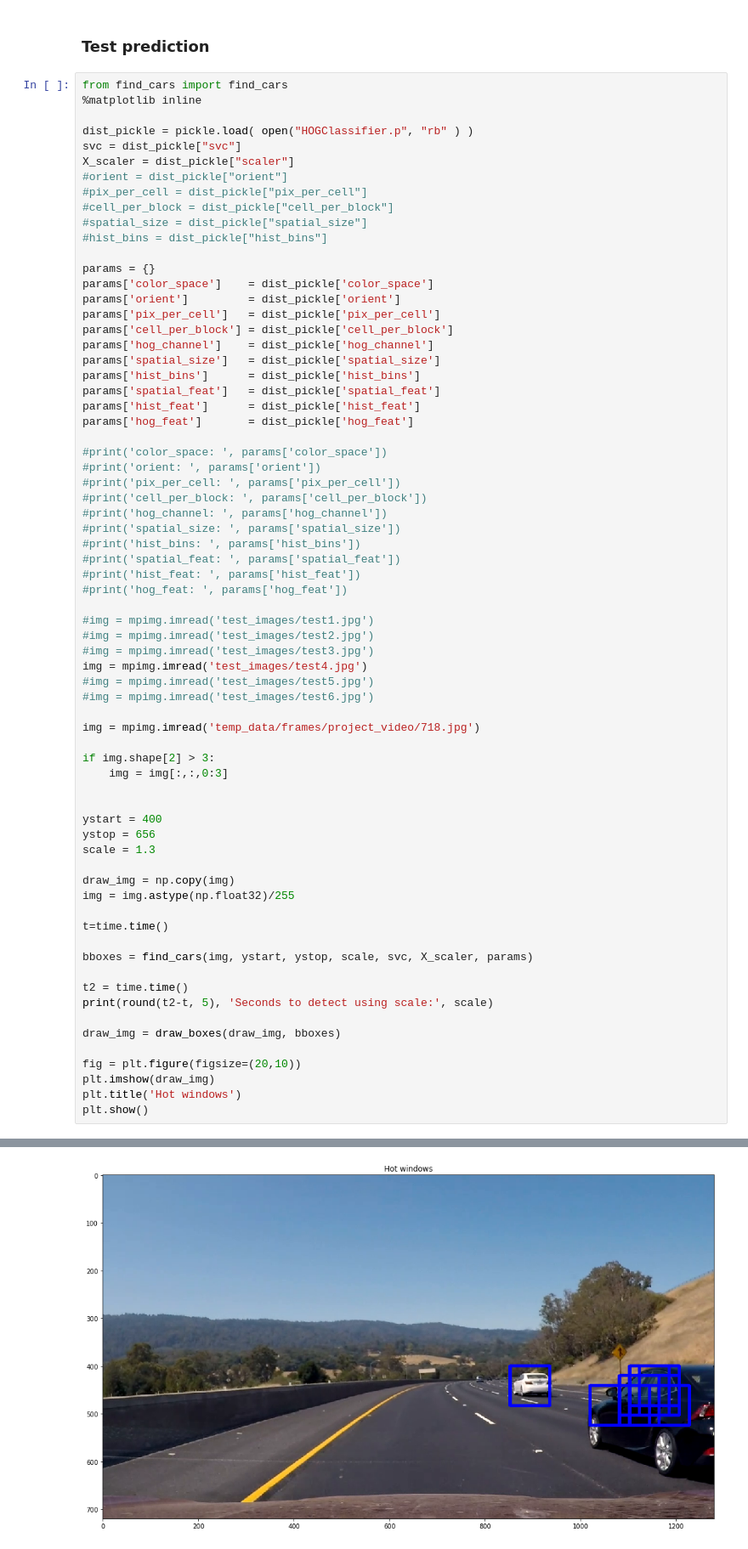
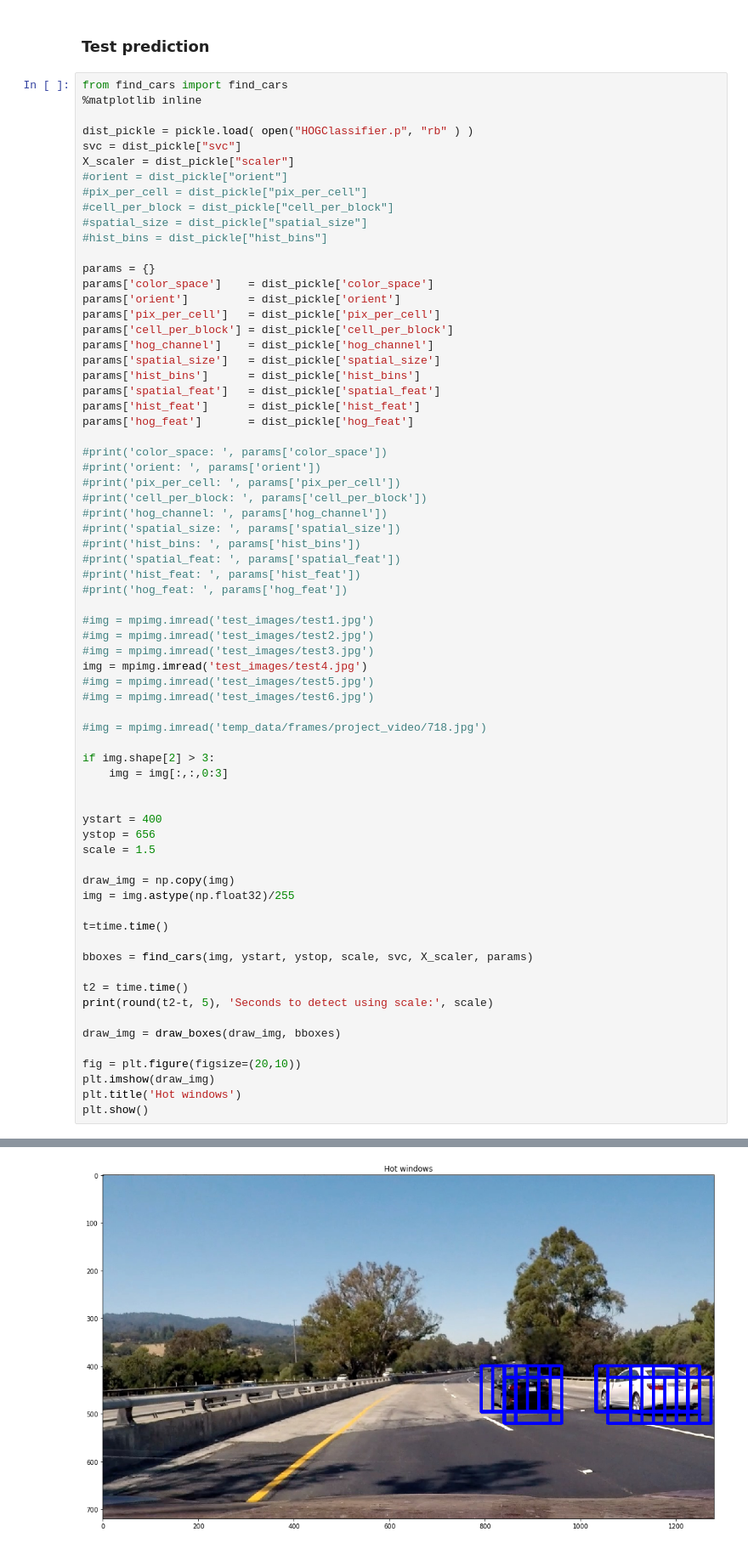
Before and after one commit to AndrewGls/P5-Vehicle-Detection, a Jupyter notebook: train_hog_classifier.ipynb, the cells around one changed output, grey strips where cells are left out. Shown: that part at 85% size. Drawn from its saved outputs; the diff is of its cells as text.

```diff
--- a/train_hog_classifier.ipynb
+++ b/train_hog_classifier.ipynb
@@ -166,7 +166,7 @@ img = mpimg.imread('test_images/test4.jpg')
 #img = mpimg.imread('test_images/test5.jpg')
 #img = mpimg.imread('test_images/test6.jpg')
 
-img = mpimg.imread('temp_data/frames/project_video/718.jpg')
+#img = mpimg.imread('temp_data/frames/project_video/718.jpg')
 
 if img.shape[2] > 3:
     img = img[:,:,0:3]
@@ -174,7 +174,7 @@ if img.shape[2] > 3:
 
 ystart = 400
 ystop = 656
-scale = 1.3
+scale = 1.5
 
 draw_img = np.copy(img)
 img = img.astype(np.float32)/255
@@ -197 +197 @@ plt.show()
-[figure, old version]
+[figure, new version]
```
Also changed, not shown: parts of 1 cell of this notebook, 4 other files.
